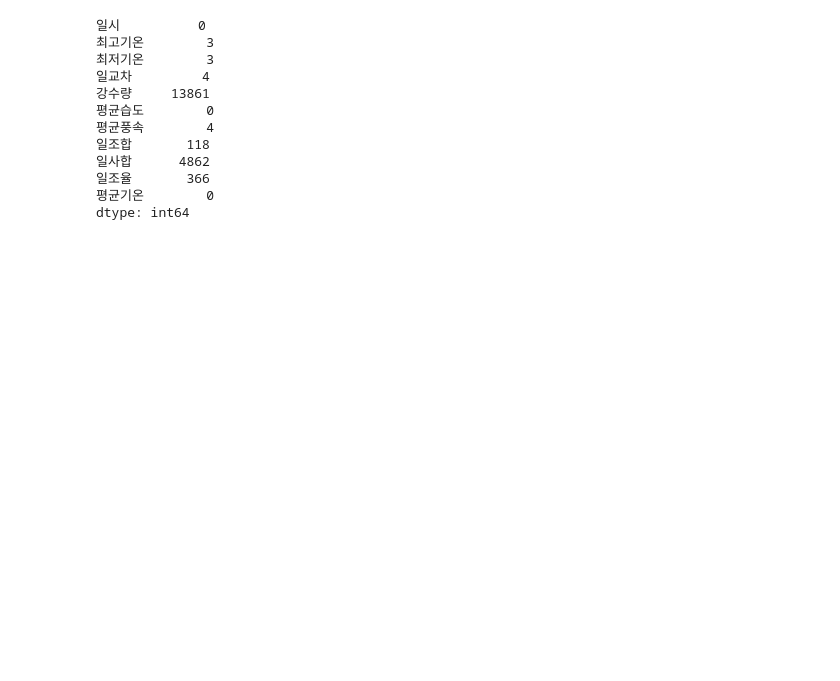
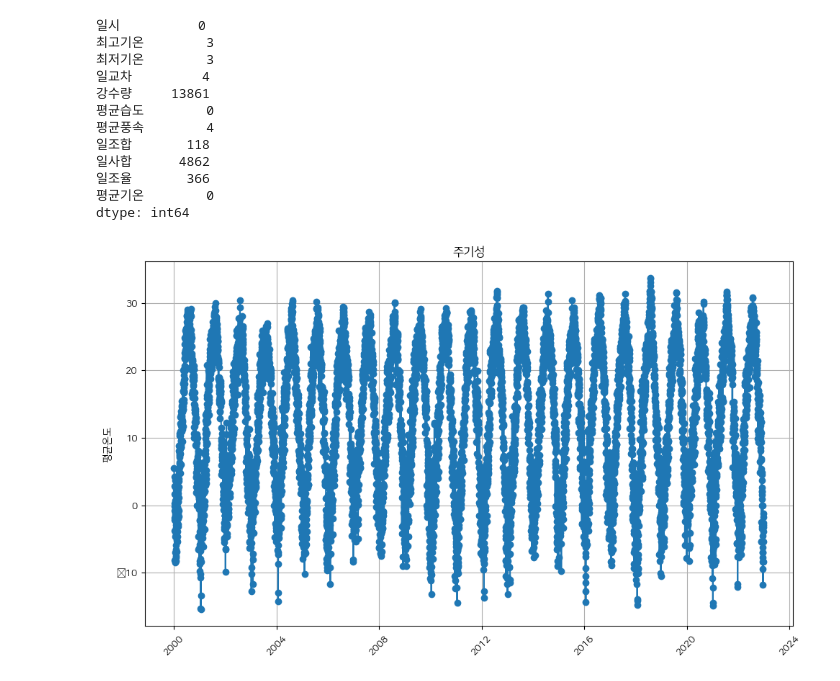
Before and after one commit to syl0702/dacon_seoul_climate, a Jupyter notebook: analysis.ipynb, the cells around one changed output. Saved outputs shown, nothing was run; the diff lists cells and outputs as text; code cells hidden in the pictures; blank space fills up the shorter version.

```diff
--- a/analysis.ipynb
+++ b/analysis.ipynb
@@ -121,3 +121,22 @@ df.isnull().sum()
 dtype: int64
 # %%
 # fillna를 무엇으로 해야할까
+# %%
+df['일시'] = pd.to_datetime(df['일시'])
+# %%
+df['year'] = df['일시'].dt.year
+# %%
+# 평균 온도 주기성 살펴보기
+dates = df['일시']
+average_temp = df['평균기온']
+dates_2000_2022 = df[(df['year'] >= 2000) & (df['year'] <= 2022)]
+plt.figure(figsize=(10, 6))
+plt.plot(dates_2000_2022['일시'], dates_2000_2022['평균기온'], marker='o', linestyle='-')
+plt.title('주기성')
+plt.ylabel('평균온도')
+plt.xticks(rotation=45)
+plt.grid(True)
+plt.tight_layout()
+plt.show()
+# %% [output]
+[figure, added]
```
Also changed, not shown: parts of 1 cell of this notebook.
